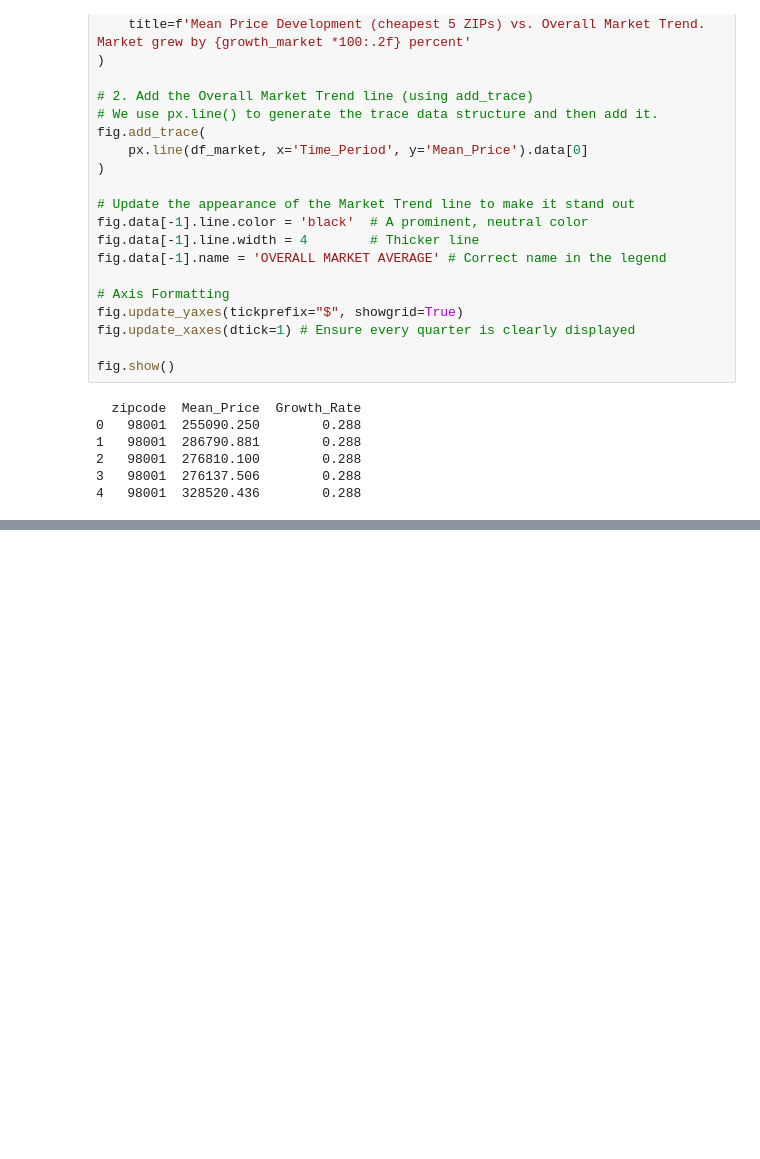
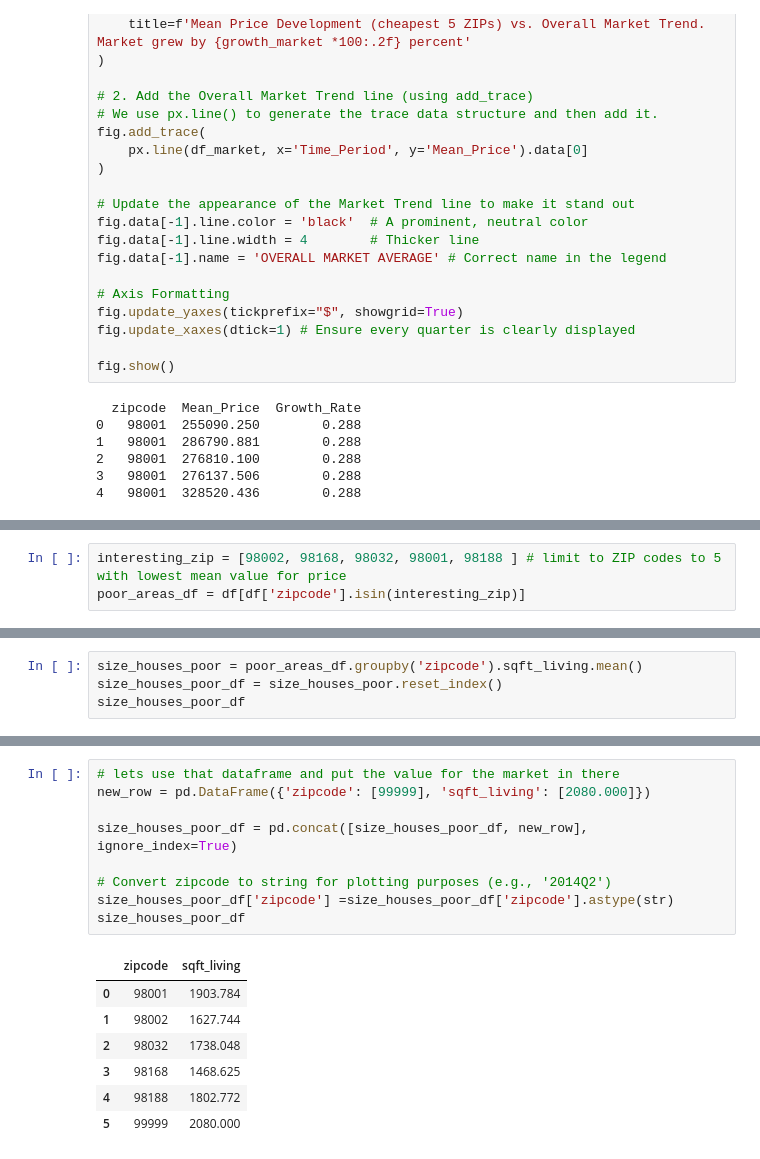
Before and after one commit to googoose/eda_project, a Jupyter notebook: EDA.ipynb, the cells around one changed output, grey strips where cells are left out. Saved outputs shown, nothing was run; the diff lists cells and outputs as text; blank space fills up the shorter version.

```diff
--- a/EDA.ipynb
+++ b/EDA.ipynb
@@ -1140,0 +1154,3 @@ Even though the growth rate over one year was better for 98001, we had a decline
+# %%
+interesting_zip = [98002, 98168, 98032, 98001, 98188 ] # limit to ZIP codes to 5 with lowest mean value for price
+poor_areas_df = df[df['zipcode'].isin(interesting_zip)]
@@ -1140,0 +1164,4 @@ Even though the growth rate over one year was better for 98001, we had a decline
+# %%
+size_houses_poor = poor_areas_df.groupby('zipcode').sqft_living.mean()
+size_houses_poor_df = size_houses_poor.reset_index()
+size_houses_poor_df
@@ -1140,0 +1175,17 @@ Even though the growth rate over one year was better for 98001, we had a decline
+# %%
+# lets use that dataframe and put the value for the market in there
+new_row = pd.DataFrame({'zipcode': [99999], 'sqft_living': [2080.000]})
+
+size_houses_poor_df = pd.concat([size_houses_poor_df, new_row], ignore_index=True)
+
+# Convert zipcode to string for plotting purposes (e.g., '2014Q2')
+size_houses_poor_df['zipcode'] =size_houses_poor_df['zipcode'].astype(str)
+size_houses_poor_df
+# %% [output]
+|  | zipcode | sqft_living |
+| 0 | 98001 | 1903.784 |
+| 1 | 98002 | 1627.744 |
+| 2 | 98032 | 1738.048 |
+| 3 | 98168 | 1468.625 |
+| 4 | 98188 | 1802.772 |
+| 5 | 99999 | 2080.000 |
```
Also changed, not shown: parts of 9 cells of this notebook.
